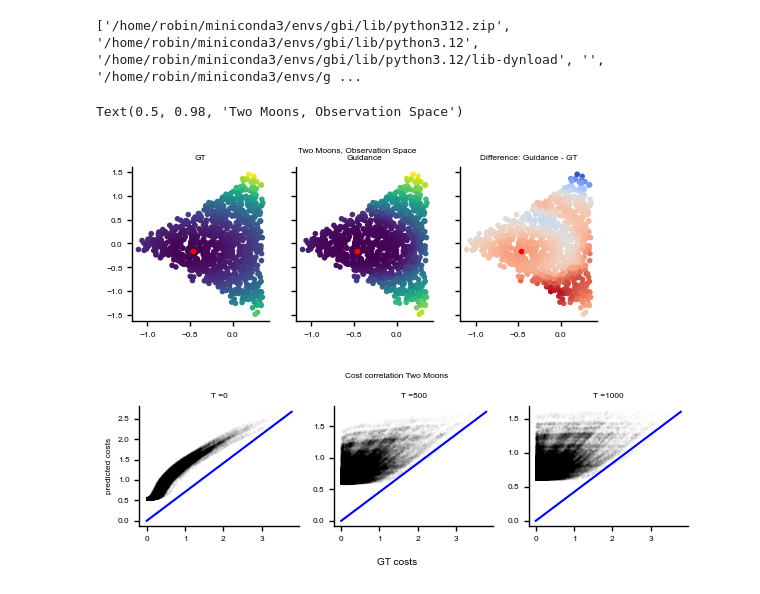
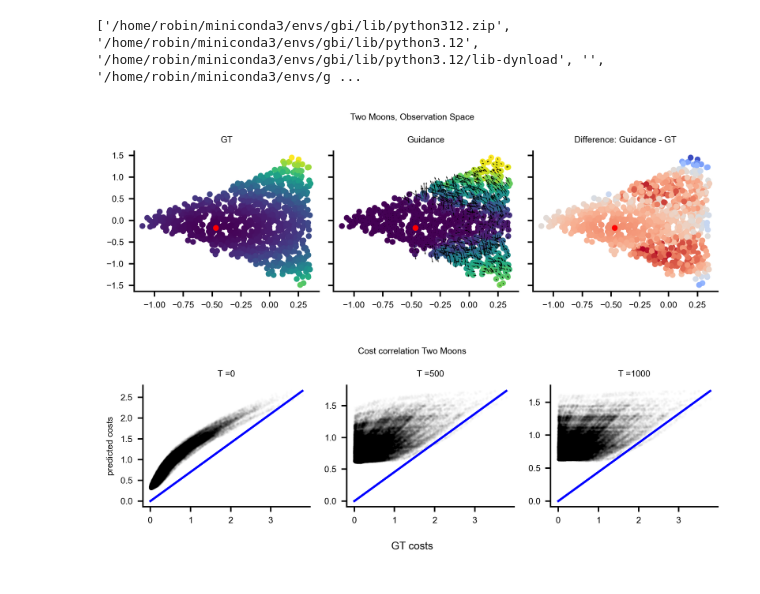
Before and after one commit to mackelab/neuralgbi_diffusion, a Jupyter notebook: notebooks/new_guidance.ipynb, the cells around one changed output. Cells and saved outputs as stored; diff of their text form; code cells hidden in the pictures.

```diff
--- a/notebooks/new_guidance.ipynb
+++ b/notebooks/new_guidance.ipynb
@@ -26,40 +27,51 @@ from sourcerer.simulators import TwoMoonsSimulator
 
 # specify matplotlib rc file
 plt.style.use(str(project_root / ".matplotlibrc"))
-# %%
-guidance_ckpt = str(project_root) + "/neuralgbi_diffusion/results/train_guidance/two_moons/2025-03-26-15-31-19/lightning_logs/version_0/epoch=64-step=2600.ckpt"
-guidance_ckpt = "/home/robin/projects/lab_project/neuralgbi_diffusion/results/train_guidance/two_moons/2025-03-26-17-46-02/lightning_logs/version_0/epoch=99-step=4000.ckpt"
-guidance = Guidance.load_from_checkpoint(guidance_ckpt)
 # %%
 x, theta = load_observed_data("../data/two_moons_1000.pt")
 dist_matrix = compute_distances(mse_dist, x, x)
+# %%
+res_net_guidance_ckpt = "/home/robin/projects/lab_project/neuralgbi_diffusion/results/train_guidance/two_moons/2025-03-26-17-46-02/lightning_logs/version_0/epoch=99-step=4000.ckpt"
+fc_net_guidance_ckpt = "/home/robin/projects/lab_project/neuralgbi_diffusion/results/train_guidance/two_moons/2025-03-27-11-40-53/lightning_logs/version_0/epoch=94-step=3800.ckpt"
+ada_net_guidance_ckpt = "/home/robin/projects/lab_project/neuralgbi_diffusion/results/train_guidance/two_moons/2025-03-27-12-08-34/lightning_logs/version_0/epoch=54-step=2200.ckpt"
+guidance = Guidance.load_from_checkpoint(ada_net_guidance_ckpt)
 # %%
 fig, (ax1, ax2, ax3) = plt.subplots(ncols=3, sharex=True, sharey=True, figsize=(6, 2))
 
 idx = 9
 T = 0
 
-with torch.no_grad():
-    time_repr = guidance.get_diff_time_repr(np.ones(1) * T)
-    pred_dist = guidance.forward(theta[[idx]], x[None], time_repr)
+time_repr = guidance.get_diff_time_repr(np.ones(len(theta)) * T)
+theta = theta.detach()
+theta.requires_grad = True
+x = x.detach()
+x.requires_grad = True
+time_repr = time_repr.detach()
+time_repr.requires_grad = True
+pred_dist = guidance.forward(theta, x[None, [idx]].repeat(len(theta), 1, 1), time_repr)
+grad = torch.autograd.grad(outputs=pred_dist.sum(), inputs=theta)[0]
+theta = theta.detach()
+x = x.detach()
+pred_dist = pred_dist.detach()
+grad = grad.detach()
 
 ax1.scatter(*x.T, c=dist_matrix.T[idx])
 ax1.scatter(*x[idx], c="r")
 ax1.set_title("GT")
 
 ax2.scatter(*x.T, c=pred_dist.squeeze())
+ax2.quiver(*x.T, *grad.T)
 ax2.scatter(*x[idx], c="r")
 ax2.set_title("Guidance")
 
 ax3.scatter(*x.T, c=pred_dist.squeeze() - dist_matrix[idx], cmap="coolwarm")
 ax3.scatter(*x[idx], c="r")
 ax3.set_title("Difference: Guidance - GT")
 
-
 fig.suptitle("Two Moons, Observation Space")
+fig.tight_layout()
 # %% [output]
-Text(0.5, 0.98, 'Two Moons, Observation Space')
-[figure, old version]
+[figure, new version]
 # %%
 indices = np.arange(100)
 fig, axs = plt.subplots(ncols=3, figsize=(6, 2))
@@ -79,6 +91,6 @@ fig.supxlabel("GT costs")
 fig.suptitle("Cost correlation Two Moons")
 fig.tight_layout()
 # %% [output]
-[figure, old version]
+[figure, new version]
 # %%
 diffusion_ckpt = "/home/robin/projects/lab_project/neuralgbi_diffusion/results/train_diffusion/two_moons/2025-03-27-01-38-46/lightning_logs/version_0/epoch=99-step=4000.ckpt"
```
Also changed, not shown: parts of 5 cells of this notebook, 1 other file.
